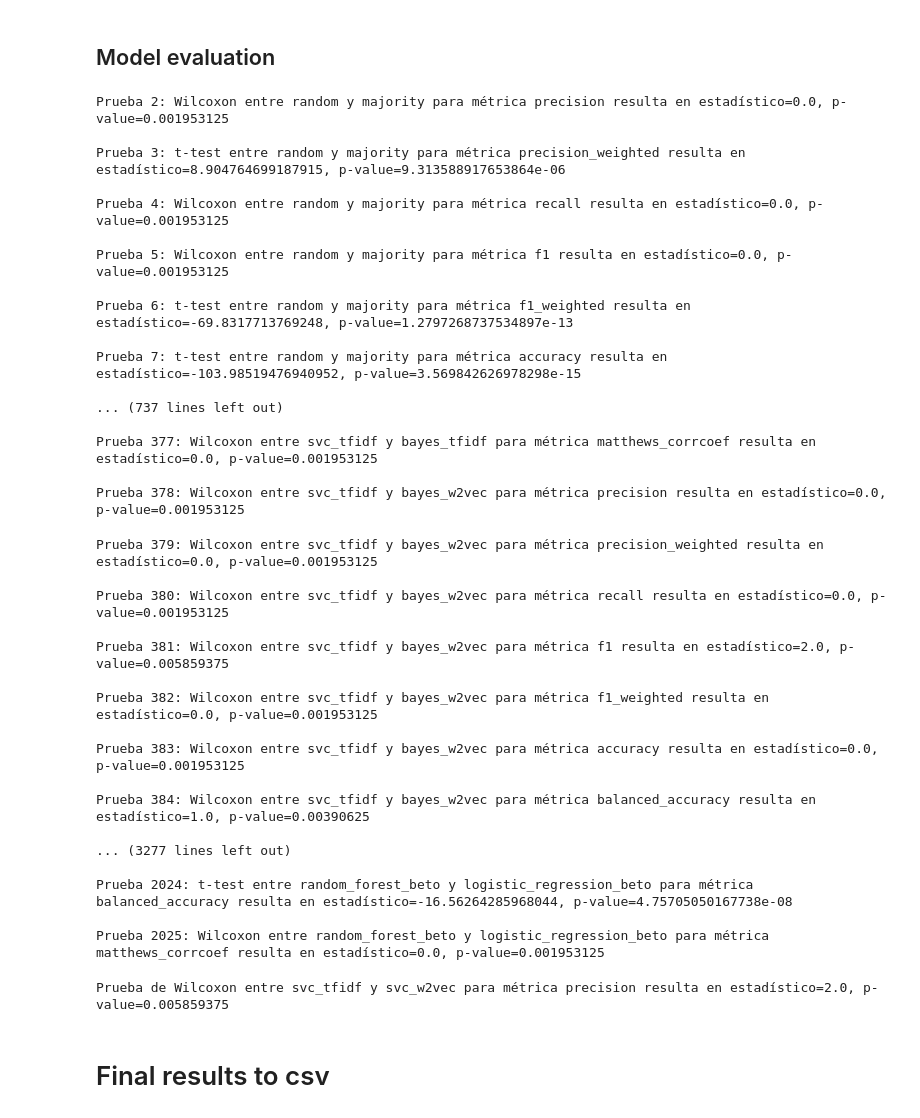
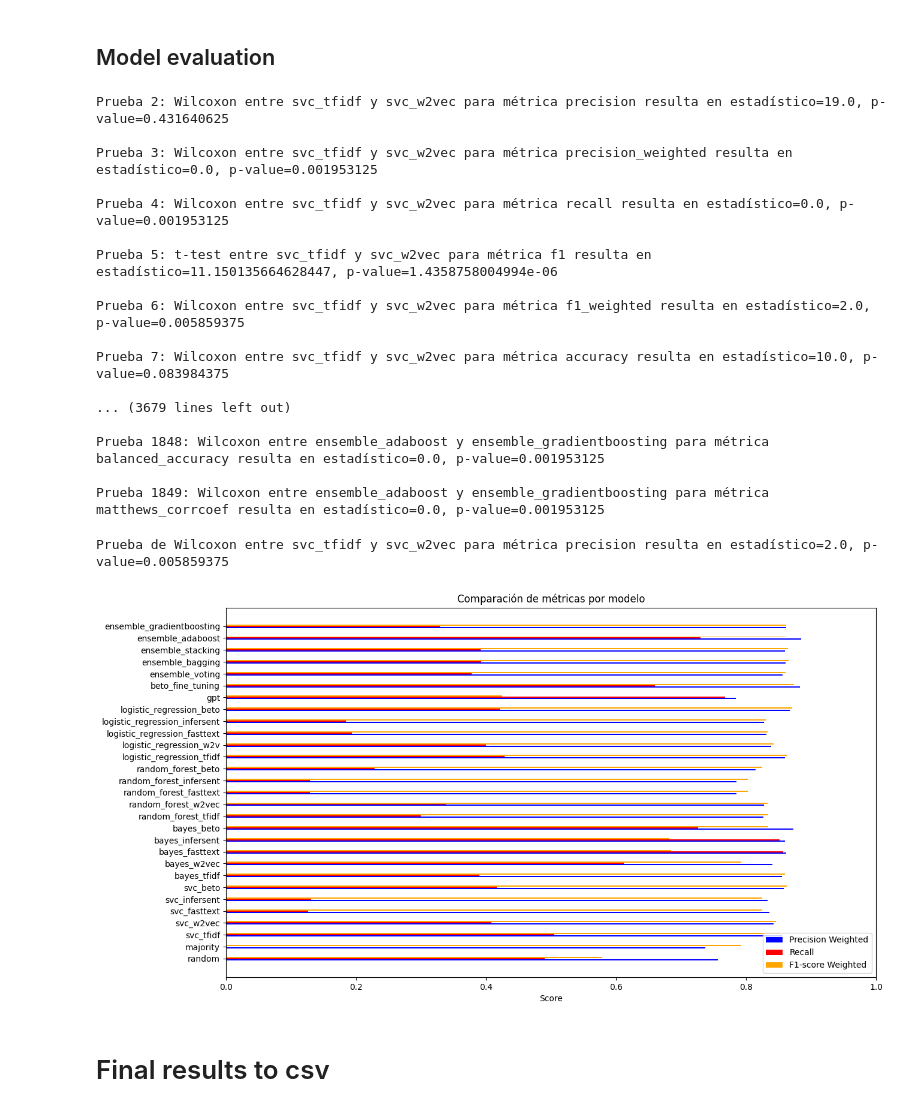
Before and after one commit to galopianciola/check-worthiness-project, a Jupyter notebook: main.ipynb, the cells around one changed output. Drawn from its saved outputs; the diff is of its cells as text; code cells hidden in the pictures.

```diff
--- a/main.ipynb
+++ b/main.ipynb
@@ -4500,6 +4646,7 @@ def paired_test(n_of_test, metric, model1, model2):
 from itertools import combinations
 # %%
 model_names = list(final_results_cv.keys())
+model_names = [model_name for model_name in model_names if 'random' not in model_name and 'majority' not in model_name]
 
 # combinations me arma un iterador con los pares entre los modelos
 n_of_test = 1
@@ -4510,44 +4657,68 @@ for model1, model2 in combinations(model_names, 2):
         n_of_test += 1
         paired_test(n_of_test, metric, model1, model2)
 # %% [output]
-Prueba 2: Wilcoxon entre random y majority para métrica precision resulta en estadístico=0.0, p-value=0.001953125
+Prueba 2: Wilcoxon entre svc_tfidf y svc_w2vec para métrica precision resulta en estadístico=19.0, p-value=0.431640625
 
-Prueba 3: t-test entre random y majority para métrica precision_weighted resulta en estadístico=8.904764699187915, p-value=9.313588917653864e-06
+Prueba 3: Wilcoxon entre svc_tfidf y svc_w2vec para métrica precision_weighted resulta en estadístico=0.0, p-value=0.001953125
 
-Prueba 4: Wilcoxon entre random y majority para métrica recall resulta en estadístico=0.0, p-value=0.001953125
+Prueba 4: Wilcoxon entre svc_tfidf y svc_w2vec para métrica recall resulta en estadístico=0.0, p-value=0.001953125
 
-Prueba 5: Wilcoxon entre random y majority para métrica f1 resulta en estadístico=0.0, p-value=0.001953125
+Prueba 5: t-test entre svc_tfidf y svc_w2vec para métrica f1 resulta en estadístico=11.150135664628447, p-value=1.4358758004994e-06
 
-Prueba 6: t-test entre random y majority para métrica f1_weighted resulta en estadístico=-69.8317713769248, p-value=1.2797268737534897e-13
+Prueba 6: Wilcoxon entre svc_tfidf y svc_w2vec para métrica f1_weighted resulta en estadístico=2.0, p-value=0.005859375
 
-Prueba 7: t-test entre random y majority para métrica accuracy resulta en estadístico=-103.98519476940952, p-value=3.569842626978298e-15
+Prueba 7: Wilcoxon entre svc_tfidf y svc_w2vec para métrica accuracy resulta en estadístico=10.0, p-value=0.083984375
 
-... (737 lines left out)
+... (3679 lines left out)
 
-Prueba 377: Wilcoxon entre svc_tfidf y bayes_tfidf para métrica matthews_corrcoef resulta en estadístico=0.0, p-value=0.001953125
+Prueba 1848: Wilcoxon entre ensemble_adaboost y ensemble_gradientboosting para métrica balanced_accuracy resulta en estadístico=0.0, p-value=0.001953125
 
-Prueba 378: Wilcoxon entre svc_tfidf y bayes_w2vec para métrica precision resulta en estadístico=0.0, p-value=0.001953125
+Prueba 1849: Wilcoxon entre ensemble_adaboost y ensemble_gradientboosting para métrica matthews_corrcoef resulta en estadístico=0.0, p-value=0.001953125
-Prueba 379: Wilcoxon entre svc_tfidf y bayes_w2vec para métrica precision_weighted resulta en estadístico=0.0, p-value=0.001953125
-
-Prueba 380: Wilcoxon entre svc_tfidf y bayes_w2vec para métrica recall resulta en estadístico=0.0, p-value=0.001953125
-
-Prueba 381: Wilcoxon entre svc_tfidf y bayes_w2vec para métrica f1 resulta en estadístico=2.0, p-value=0.005859375
-
-Prueba 382: Wilcoxon entre svc_tfidf y bayes_w2vec para métrica f1_weighted resulta en estadístico=0.0, p-value=0.001953125
-
-Prueba 383: Wilcoxon entre svc_tfidf y bayes_w2vec para métrica accuracy resulta en estadístico=0.0, p-value=0.001953125
-
-Prueba 384: Wilcoxon entre svc_tfidf y bayes_w2vec para métrica balanced_accuracy resulta en estadístico=1.0, p-value=0.00390625
-
-... (3277 lines left out)
-
-Prueba 2024: t-test entre random_forest_beto y logistic_regression_beto para métrica balanced_accuracy resulta en estadístico=-16.56264285968044, p-value=4.75705050167738e-08
-
-Prueba 2025: Wilcoxon entre random_forest_beto y logistic_regression_beto para métrica matthews_corrcoef resulta en estadístico=0.0, p-value=0.001953125
 # %%
 paired_test('precision', 'svc_tfidf', 'svc_w2vec')
 # %% [output]
 Prueba de Wilcoxon entre svc_tfidf y svc_w2vec para métrica precision resulta en estadístico=2.0, p-value=0.005859375
+# %%
+import matplotlib.pyplot as plt
+import numpy as np
+
+metrics = final_results
+
+# Preparando los datos para la visualización
+models = list(metrics.keys())
+precision_weighted = [float(metrics[model]['precision_weighted']) for model in models]
+recall = [float(metrics[model]['recall']) for model in models]
+f1_weighted = [float(metrics[model]['f1_weighted']) for model in models]
+
+# Tamaño de las barras
+bar_height = 0.1
+
+# Configurar las posiciones de las barras en el eje Y
+y_positions = np.arange(len(models))
+
+# Crear el gráfico de barras
+plt.figure(figsize=(14, 8))  # Ajustar el tamaño de la figura
+
+# Dibujar las barras
+plt.barh(y_positions - bar_height, precision_weighted, height=bar_height, color='blue', label='Precision Weighted')
+plt.barh(y_positions, recall, height=bar_height, color='red', label='Recall')
+plt.barh(y_positions + bar_height, f1_weighted, height=bar_height, color='orange', label='F1-score Weighted')
+
+# Añadir las etiquetas para cada grupo de barras
+plt.yticks(y_positions, models)
+
+# Añadir las leyendas y títulos
+plt.xlabel('Score')
+plt.title('Comparación de métricas por modelo')
+plt.legend()
+
+# Ajustar los límites si es necesario
+plt.xlim(0, 1)
+
+# Mostrar el gráfico
+plt.show()
+# %% [output]
+[figure, added]
 # %% [markdown]
 # Final results to csv
 # %%
```
Also changed, not shown: parts of 48 cells of this notebook, 3 other files.
